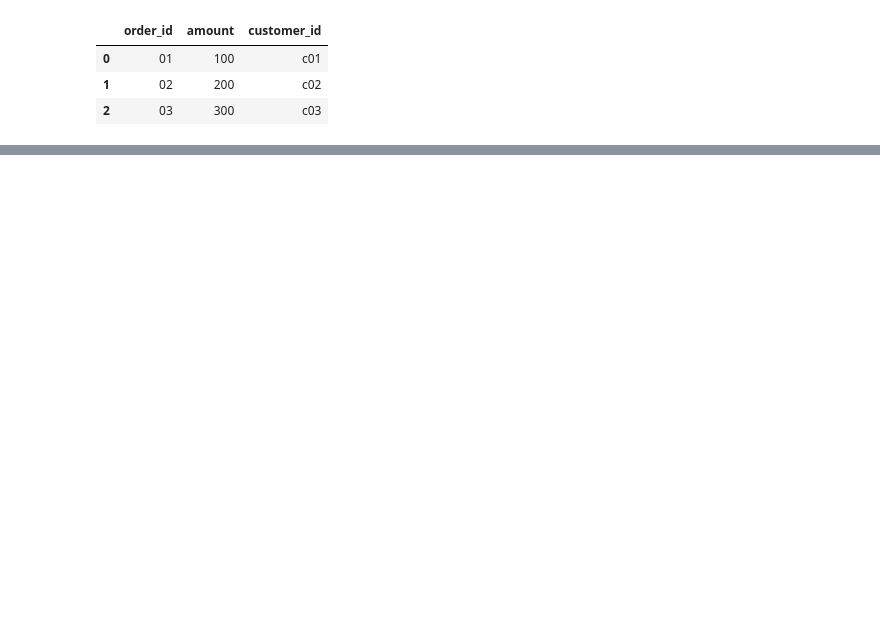
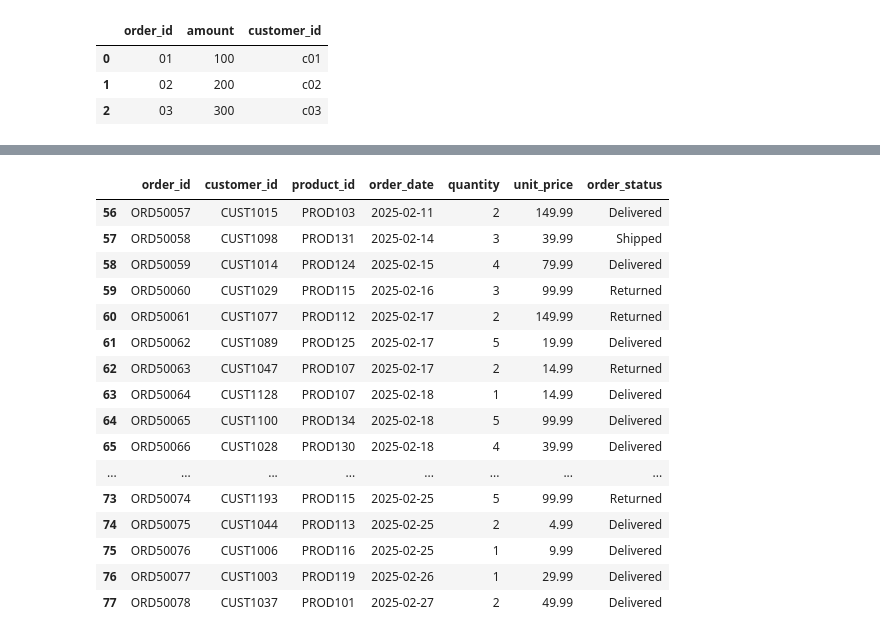
Before and after one commit to ANEESAAYAZ/internship_pandas, a Jupyter notebook: pandas_sample.ipynb, the cells around one changed output, grey strips where cells are left out. Saved outputs shown, nothing was run; the diff lists cells and outputs as text; code cells hidden in the pictures; blank space fills up the shorter version.

```diff
--- a/pandas_sample.ipynb
+++ b/pandas_sample.ipynb
@@ -17,0 +88,20 @@ sample
+# %%
+orders.iloc[56:78]
+# %% [output]
+|  | order_id | customer_id | product_id | order_date | quantity | unit_price | order_status |
+| 56 | ORD50057 | CUST1015 | PROD103 | 2025-02-11 | 2 | 149.99 | Delivered |
+| 57 | ORD50058 | CUST1098 | PROD131 | 2025-02-14 | 3 | 39.99 | Shipped |
+| 58 | ORD50059 | CUST1014 | PROD124 | 2025-02-15 | 4 | 79.99 | Delivered |
+| 59 | ORD50060 | CUST1029 | PROD115 | 2025-02-16 | 3 | 99.99 | Returned |
+| 60 | ORD50061 | CUST1077 | PROD112 | 2025-02-17 | 2 | 149.99 | Returned |
+| 61 | ORD50062 | CUST1089 | PROD125 | 2025-02-17 | 5 | 19.99 | Delivered |
+| 62 | ORD50063 | CUST1047 | PROD107 | 2025-02-17 | 2 | 14.99 | Returned |
+| 63 | ORD50064 | CUST1128 | PROD107 | 2025-02-18 | 1 | 14.99 | Delivered |
+| 64 | ORD50065 | CUST1100 | PROD134 | 2025-02-18 | 5 | 99.99 | Delivered |
+| 65 | ORD50066 | CUST1028 | PROD130 | 2025-02-18 | 4 | 39.99 | Delivered |
+| ... | ... | ... | ... | ... | ... | ... | ... |
+| 73 | ORD50074 | CUST1193 | PROD115 | 2025-02-25 | 5 | 99.99 | Returned |
+| 74 | ORD50075 | CUST1044 | PROD113 | 2025-02-25 | 2 | 4.99 | Delivered |
+| 75 | ORD50076 | CUST1006 | PROD116 | 2025-02-25 | 1 | 9.99 | Delivered |
+| 76 | ORD50077 | CUST1003 | PROD119 | 2025-02-26 | 1 | 29.99 | Delivered |
+| 77 | ORD50078 | CUST1037 | PROD101 | 2025-02-27 | 2 | 49.99 | Delivered |
```
Also changed, not shown: parts of 47 cells of this notebook.
